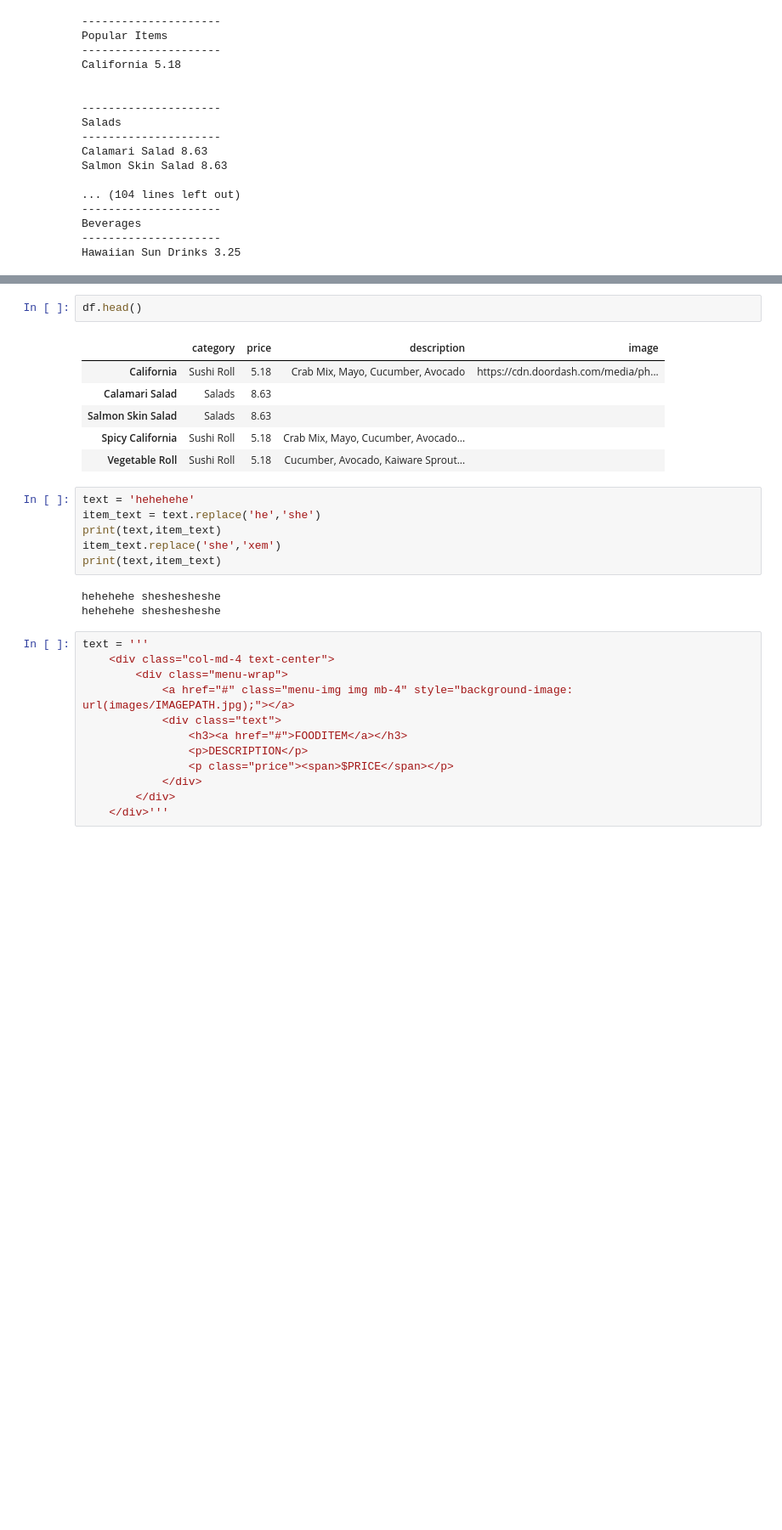
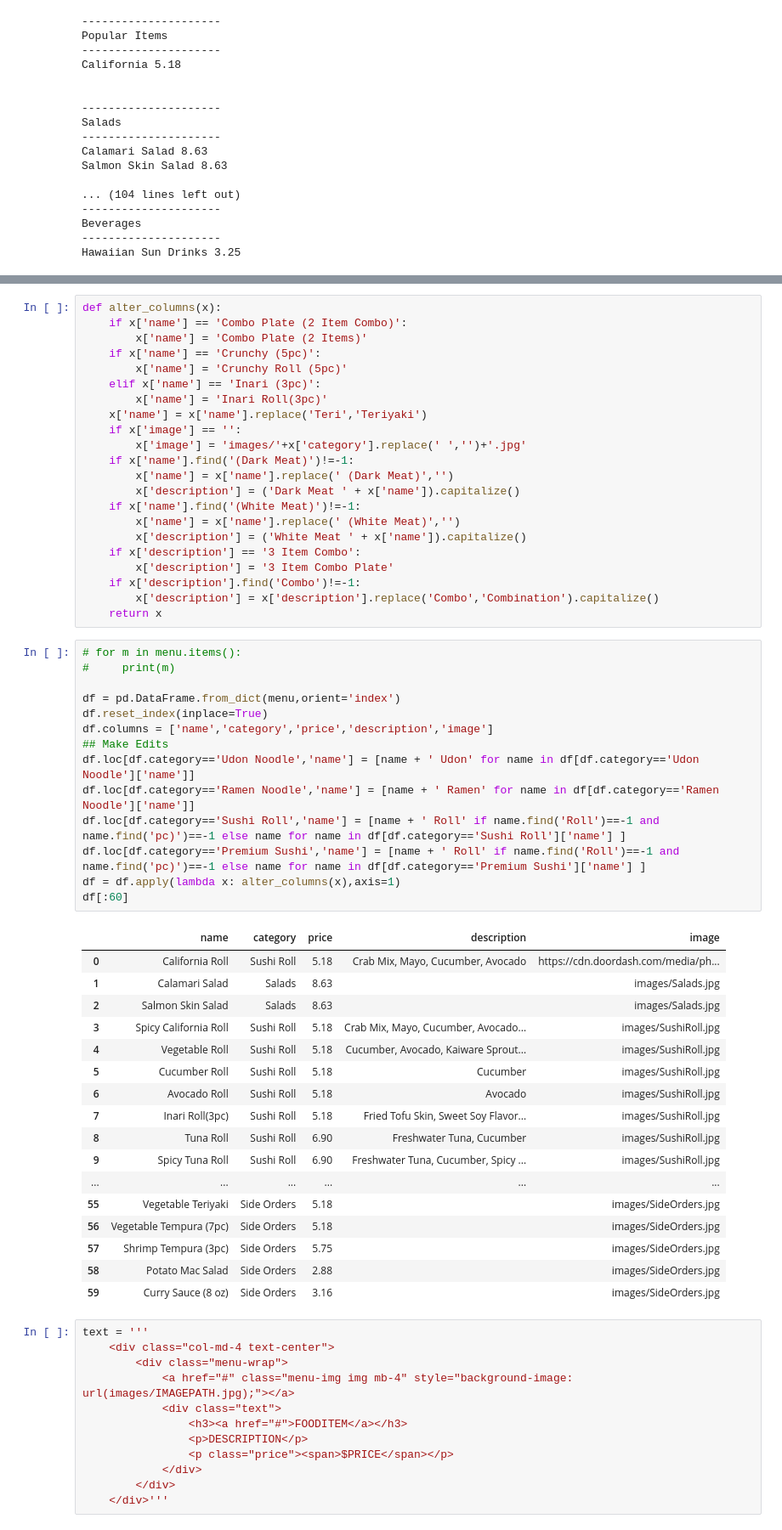
Before and after one commit to aprettyloner/ricethings-website, a Jupyter notebook: web-scraping-grubhub.ipynb, the cells around one changed output, grey strips where cells are left out. Shown at 85% size. Drawn from its saved outputs; the diff is of its cells as text; blank space fills up the shorter version.

```diff
--- a/web-scraping-grubhub.ipynb
+++ b/web-scraping-grubhub.ipynb
@@ -99,21 +77,57 @@ df
-# %%
-df.head()
-# %% [output]
-|  | category | price | description | image |
-| California | Sushi Roll | 5.18 | Crab Mix, Mayo, Cucumber, Avocado | https://cdn.doordash.com/media/ph... |
-| Calamari Salad | Salads | 8.63 |  |  |
-| Salmon Skin Salad | Salads | 8.63 |  |  |
-| Spicy California | Sushi Roll | 5.18 | Crab Mix, Mayo, Cucumber, Avocado... |  |
-| Vegetable Roll | Sushi Roll | 5.18 | Cucumber, Avocado, Kaiware Sprout... |  |
-# %%
-text = 'hehehehe'
-item_text = text.replace('he','she')
-print(text,item_text)
-item_text.replace('she','xem')
-print(text,item_text)
-# %% [output]
-hehehehe sheshesheshe
-hehehehe sheshesheshe
+# %%
+def alter_columns(x):
+    if x['name'] == 'Combo Plate (2 Item Combo)':
+        x['name'] = 'Combo Plate (2 Items)'
+    if x['name'] == 'Crunchy (5pc)':
+        x['name'] = 'Crunchy Roll (5pc)'
+    elif x['name'] == 'Inari (3pc)':
+        x['name'] = 'Inari Roll(3pc)'
+    x['name'] = x['name'].replace('Teri','Teriyaki')
+    if x['image'] == '':
+        x['image'] = 'images/'+x['category'].replace(' ','')+'.jpg'
+    if x['name'].find('(Dark Meat)')!=-1:
+        x['name'] = x['name'].replace(' (Dark Meat)','')
+        x['description'] = ('Dark Meat ' + x['name']).capitalize()
+    if x['name'].find('(White Meat)')!=-1:
+        x['name'] = x['name'].replace(' (White Meat)','')
+        x['description'] = ('White Meat ' + x['name']).capitalize()
+    if x['description'] == '3 Item Combo':
+        x['description'] = '3 Item Combo Plate'
+    if x['description'].find('Combo')!=-1:
+        x['description'] = x['description'].replace('Combo','Combination').capitalize()
+    return x
+# %%
+# for m in menu.items():
+#     print(m)
+
+df = pd.DataFrame.from_dict(menu,orient='index')
+df.reset_index(inplace=True)
+df.columns = ['name','category','price','description','image']
+## Make Edits
+df.loc[df.category=='Udon Noodle','name'] = [name + ' Udon' for name in df[df.category=='Udon Noodle']['name']]
+df.loc[df.category=='Ramen Noodle','name'] = [name + ' Ramen' for name in df[df.category=='Ramen Noodle']['name']]
+df.loc[df.category=='Sushi Roll','name'] = [name + ' Roll' if name.find('Roll')==-1 and name.find('pc)')==-1 else name for name in df[df.category=='Sushi Roll']['name'] ]
+df.loc[df.category=='Premium Sushi','name'] = [name + ' Roll' if name.find('Roll')==-1 and name.find('pc)')==-1 else name for name in df[df.category=='Premium Sushi']['name'] ]
+df = df.apply(lambda x: alter_columns(x),axis=1)
+df[:60]
+# %% [output]
+|  | name | category | price | description | image |
+| 0 | California Roll | Sushi Roll | 5.18 | Crab Mix, Mayo, Cucumber, Avocado | https://cdn.doordash.com/media/ph... |
+| 1 | Calamari Salad | Salads | 8.63 |  | images/Salads.jpg |
+| 2 | Salmon Skin Salad | Salads | 8.63 |  | images/Salads.jpg |
+| 3 | Spicy California Roll | Sushi Roll | 5.18 | Crab Mix, Mayo, Cucumber, Avocado... | images/SushiRoll.jpg |
+| 4 | Vegetable Roll | Sushi Roll | 5.18 | Cucumber, Avocado, Kaiware Sprout... | images/SushiRoll.jpg |
+| 5 | Cucumber Roll | Sushi Roll | 5.18 | Cucumber | images/SushiRoll.jpg |
+| 6 | Avocado Roll | Sushi Roll | 5.18 | Avocado | images/SushiRoll.jpg |
+| 7 | Inari Roll(3pc) | Sushi Roll | 5.18 | Fried Tofu Skin, Sweet Soy Flavor... | images/SushiRoll.jpg |
+| 8 | Tuna Roll | Sushi Roll | 6.90 | Freshwater Tuna, Cucumber | images/SushiRoll.jpg |
+| 9 | Spicy Tuna Roll | Sushi Roll | 6.90 | Freshwater Tuna, Cucumber, Spicy ... | images/SushiRoll.jpg |
+| ... | ... | ... | ... | ... | ... |
+| 55 | Vegetable Teriyaki | Side Orders | 5.18 |  | images/SideOrders.jpg |
+| 56 | Vegetable Tempura (7pc) | Side Orders | 5.18 |  | images/SideOrders.jpg |
+| 57 | Shrimp Tempura (3pc) | Side Orders | 5.75 |  | images/SideOrders.jpg |
+| 58 | Potato Mac Salad | Side Orders | 2.88 |  | images/SideOrders.jpg |
+| 59 | Curry Sauce (8 oz) | Side Orders | 3.16 |  | images/SideOrders.jpg |
 # %%
 text = '''
     <div class="col-md-4 text-center">
```
Also changed, not shown: parts of 11 cells of this notebook.
